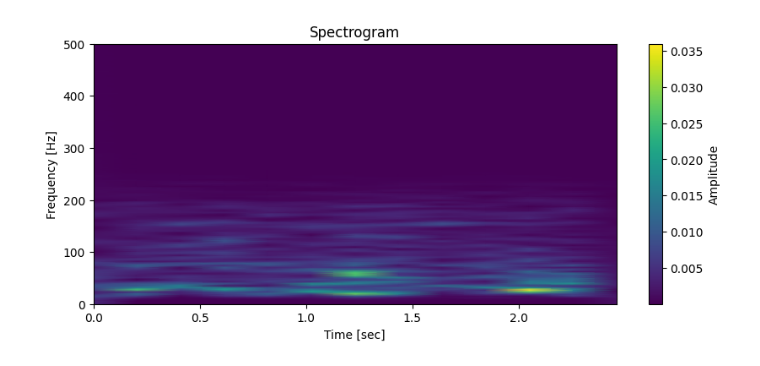
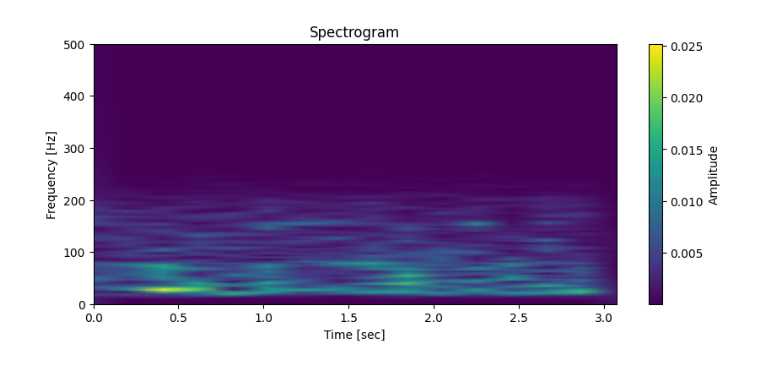
Before and after one commit to Aryanaut/ecz-ware, a Jupyter notebook: training/myoware_testing.ipynb, the cells around one changed output. Saved outputs shown, nothing was run; the diff lists cells and outputs as text; code cells hidden in the pictures.

```diff
--- a/training/myoware_testing.ipynb
+++ b/training/myoware_testing.ipynb
@@ -68,19 +68,19 @@ def get_spectrogram(data: np.ndarray):
     # spectrogram.set_shape((129, 124))
     return spectrogram
 # %%
-current_array = scratch_np[:]
+current_array = rest_np[:]
 
 current_array = cleanup(current_array)
 
 f, t, spec = stft_full(current_array, sampling_rate=1000, useNp=True)
 
 plt.figure(figsize=(10, 4))
 plt.pcolormesh(t, f, spec, shading='gouraud')
 plt.title('Spectrogram')
 plt.ylabel('Frequency [Hz]')
 plt.xlabel('Time [sec]')
 plt.colorbar(label='Amplitude')  # limit frequency range to make plot clearer
 # plt.savefig('scratch_data_800Hz.png')
 plt.show()
 # %% [output]
-[figure, old version]
+[figure, new version]
```
